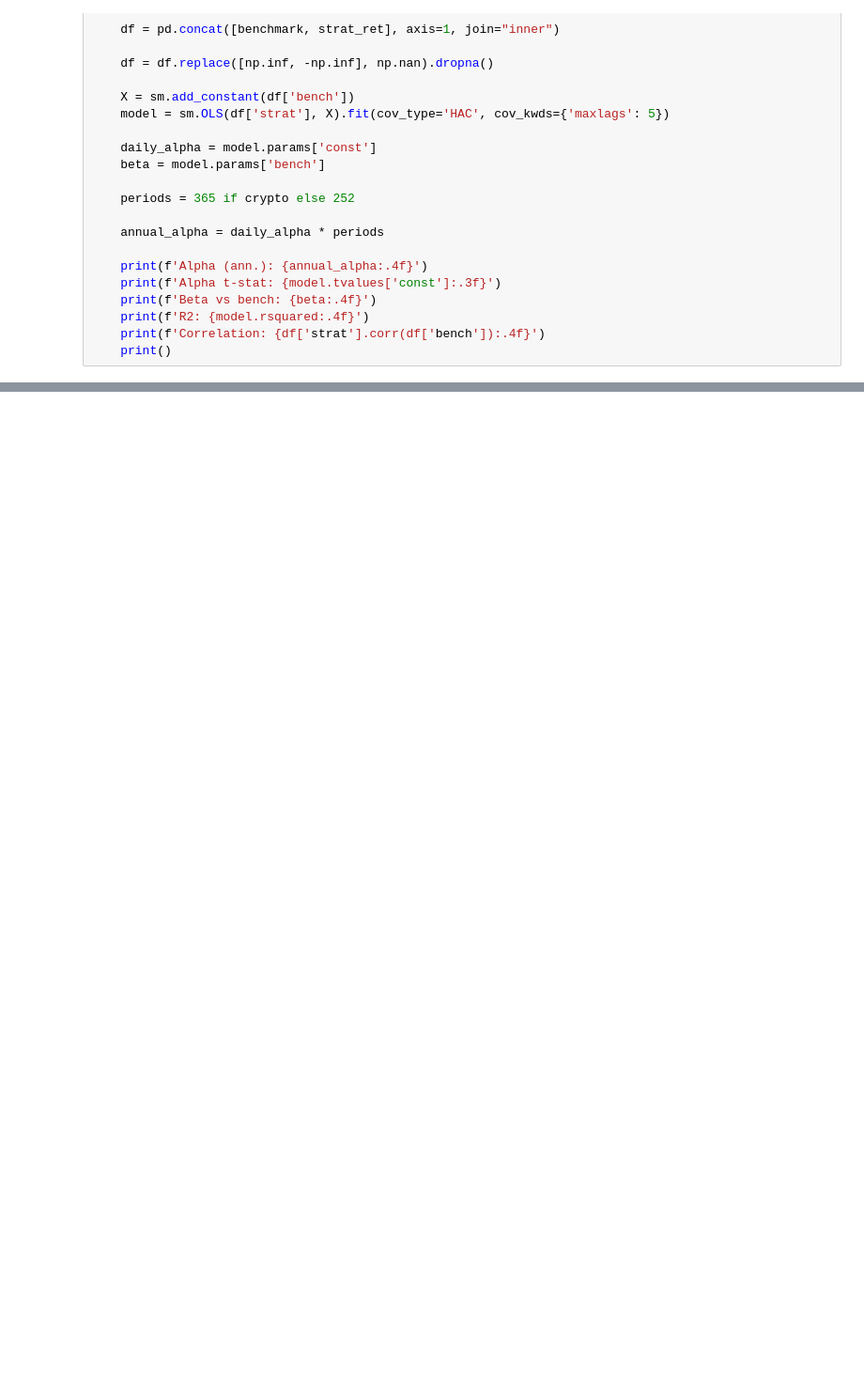
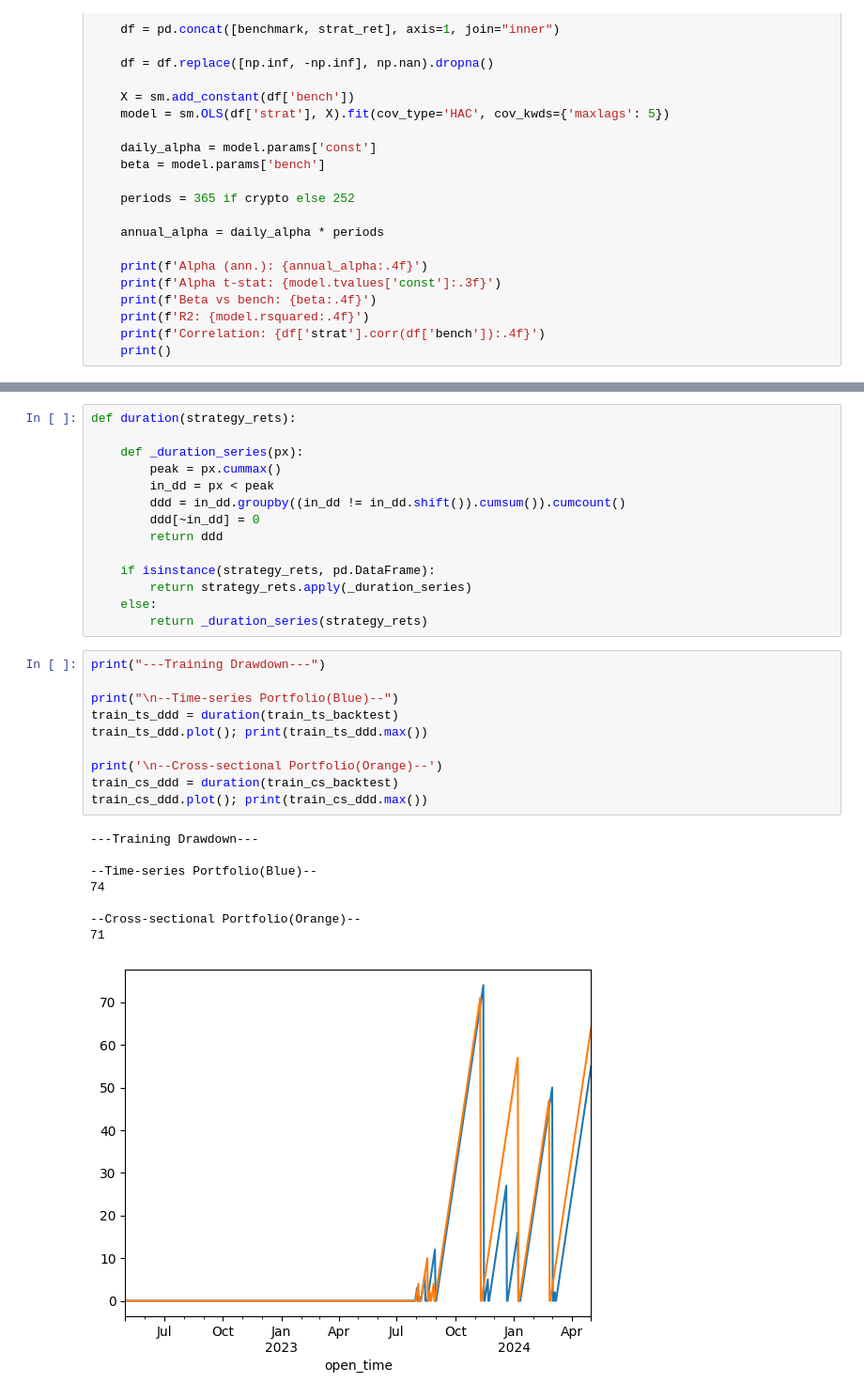
Before and after one commit to gbis07/ma_crossovers, a Jupyter notebook: project.ipynb, the cells around one changed output, grey strips where cells are left out. Shown at 94% size. Cells and saved outputs as stored; diff of their text form; blank space fills up the shorter version.

```diff
--- a/project.ipynb
+++ b/project.ipynb
@@ -438,0 +491,33 @@ Correlation: -0.0762
+# %%
+def duration(strategy_rets):
+
+    def _duration_series(px):
+        peak = px.cummax()
+        in_dd = px < peak
+        ddd = in_dd.groupby((in_dd != in_dd.shift()).cumsum()).cumcount()
+        ddd[~in_dd] = 0
+        return ddd
+
+    if isinstance(strategy_rets, pd.DataFrame):
+        return strategy_rets.apply(_duration_series)
+    else:
+        return _duration_series(strategy_rets)
+# %%
+print("---Training Drawdown---")
+
+print("\n--Time-series Portfolio(Blue)--")
+train_ts_ddd = duration(train_ts_backtest)
+train_ts_ddd.plot(); print(train_ts_ddd.max())
+
+print('\n--Cross-sectional Portfolio(Orange)--')
+train_cs_ddd = duration(train_cs_backtest)
+train_cs_ddd.plot(); print(train_cs_ddd.max())
+# %% [output]
+---Training Drawdown---
+
+--Time-series Portfolio(Blue)--
+74
+
+--Cross-sectional Portfolio(Orange)--
+71
+[figure, added]
```
Also changed, not shown: parts of 9 cells of this notebook.
